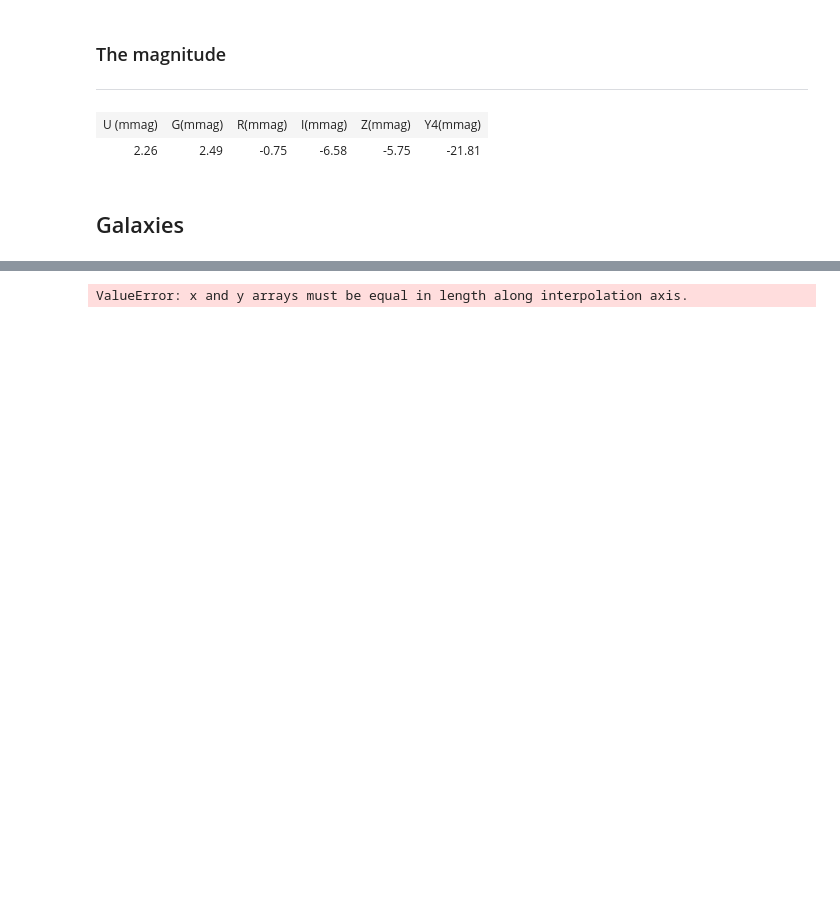
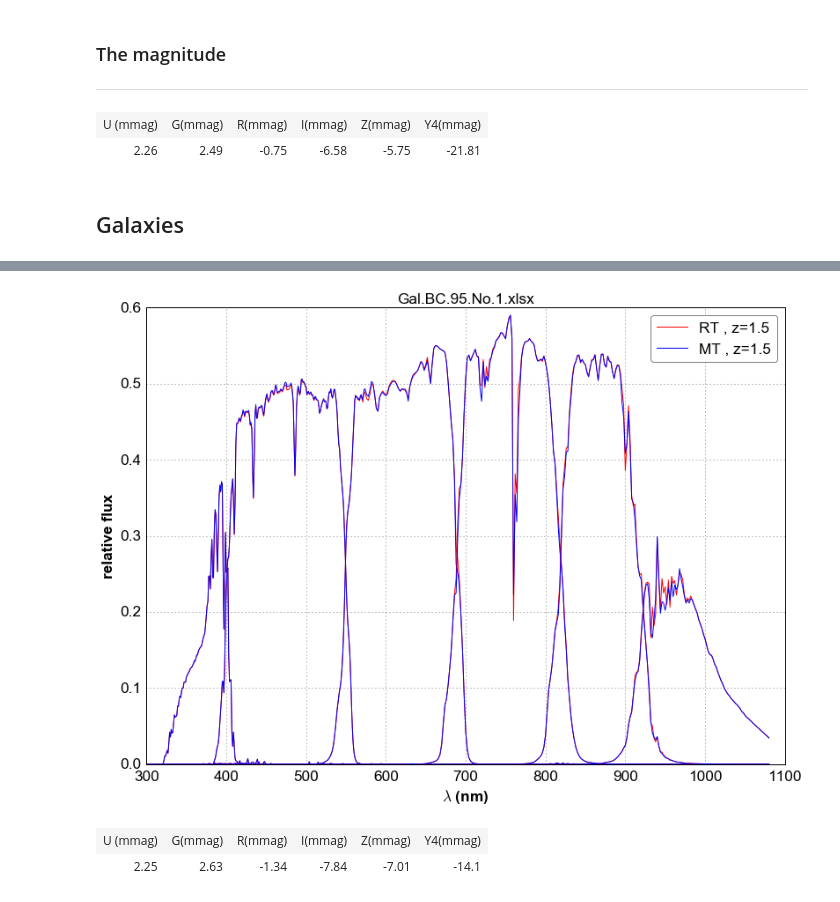
Before and after one commit to sylvielsstfr/PC5AtmStudies, a Jupyter notebook: StarsAndGalaxies/MTRTComparisonWithAstroObj.ipynb, the cells around one changed output, grey strips where cells are left out. Cells and saved outputs as stored; diff of their text form; code cells hidden in the pictures; blank space fills up the shorter version.

```diff
--- a/StarsAndGalaxies/MTRTComparisonWithAstroObj.ipynb
+++ b/StarsAndGalaxies/MTRTComparisonWithAstroObj.ipynb
@@ -439,0 +461,2 @@ sed_gal_1.shape[0]
+# %%
+wl_gal_1,sed_gal_1=magnit.ReadSED(fullfilename_gal[1],headerstop=22)
@@ -444,4 +467,9 @@ ValueError: x and y arrays must be equal in length along interpolation axis.
 # %%
-flux_ccd_rt=GetFluxCCD_LibRadtran(wl_gal_1,wl_gal_1)
+flux_ccd_rt=GetFluxCCD_LibRadtran(wl_gal_1,sed_gal_1)
-# %% [output]
-ValueError: x and y arrays must be equal in length along interpolation axis.
+# %%
+title=filename_gal[1]
+# %%
+split_str=title.split(".")
+len_str=len(split_str)
+split_str[len_str-1]='.pdf'
+figfilename=string.join(split_str,sep='')
@@ -447,0 +479,4 @@ ValueError: x and y arrays must be equal in length along interpolation axis.
+# %%
+PlotFluxatCCD(wl_gal_1,flux_ccd_rt,flux_ccd_mt,title,figfilename)
+# %% [output]
+[figure, added]
@@ -447,0 +489,5 @@ ValueError: x and y arrays must be equal in length along interpolation axis.
+# %%
+table
+# %% [output]
+| U (mmag) | G(mmag) | R(mmag) | I(mmag) | Z(mmag) | Y4(mmag) |
+| 2.25 | 2.63 | -1.34 | -7.84 | -7.01 | -14.1 |
```
Also changed, not shown: parts of 64 cells of this notebook, 1 other file.
